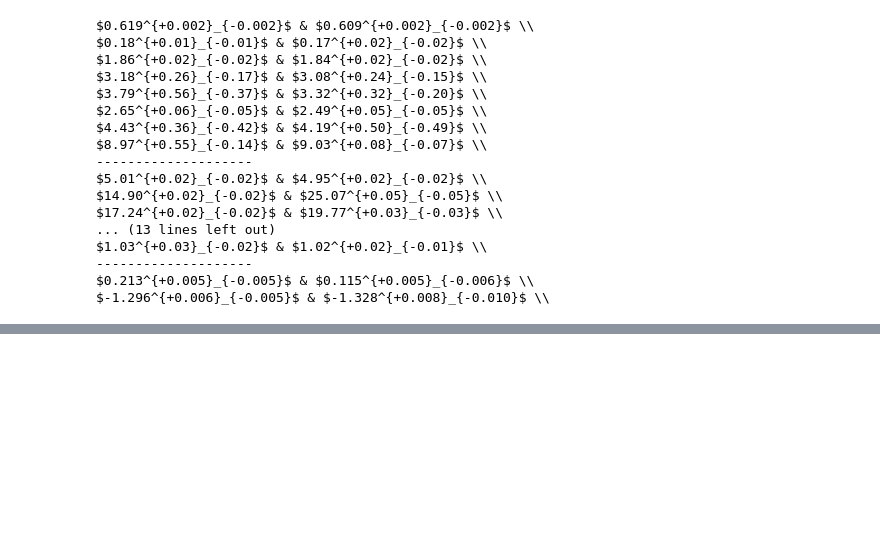
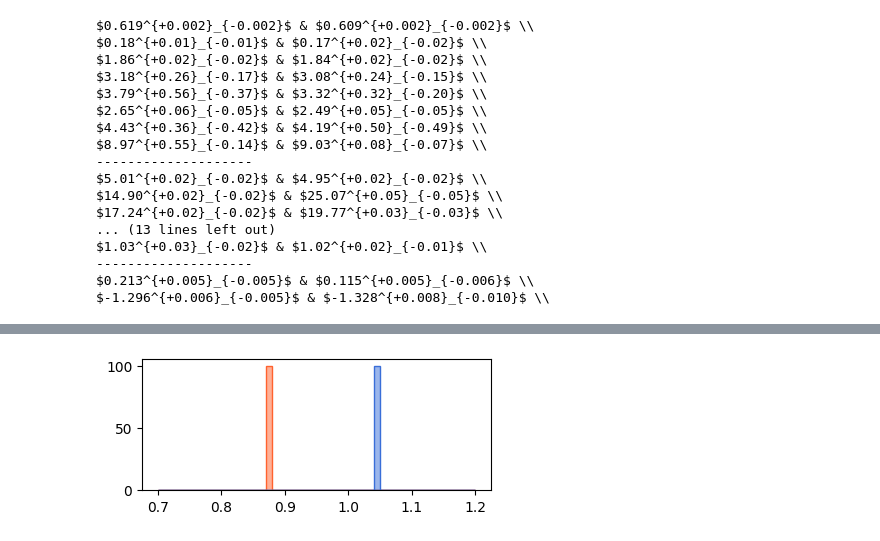
Before and after one commit to samderegt/retrieval_base, a Jupyter notebook: Luhman_16/figures/plot_K_band_chem_ratios.ipynb, the cells around one changed output, grey strips where cells are left out. Saved outputs shown, nothing was run; the diff lists cells and outputs as text; code cells hidden in the pictures; blank space fills up the shorter version.

```diff
--- a/Luhman_16/figures/plot_K_band_chem_ratios.ipynb
+++ b/Luhman_16/figures/plot_K_band_chem_ratios.ipynb
@@ -426,0 +547,15 @@ $-1.296^{+0.006}_{-0.005}$ & $-1.328^{+0.008}_{-0.010}$ \\
+# %%
+bins = 50; hist_range = [0.7,1.2]
+fig, ax = plt.subplots(figsize=(4.5,1.7))
+ax.hist(
+    np.log10(Chem_A_eq_wo_quenching.quench_settings_posterior['CO_CH4']),
+    label='A', bins=bins, range=hist_range, **hist_kwargs_A_eq
+    )
+ax.hist(
+    np.log10(Chem_B_eq_wo_quenching.quench_settings_posterior['CO_CH4']),
+    label='B', bins=bins, range=hist_range, **hist_kwargs_B_eq
+    )
+
+plt.show()
+# %% [output]
+[figure, added]
```
Also changed, not shown: parts of 19 cells of this notebook, 1 other file.
